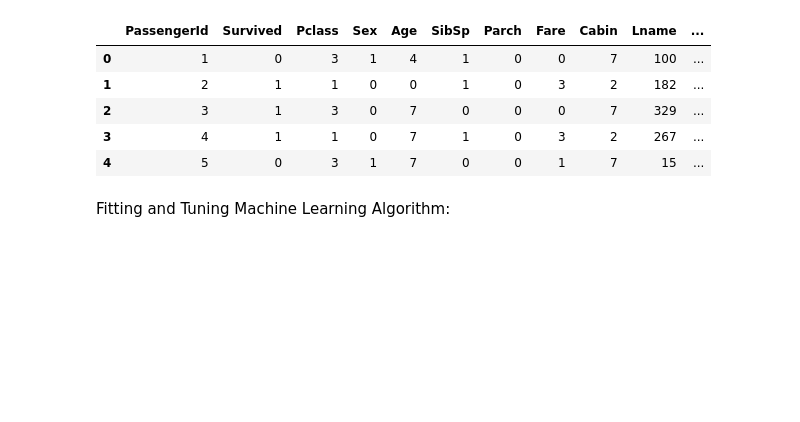
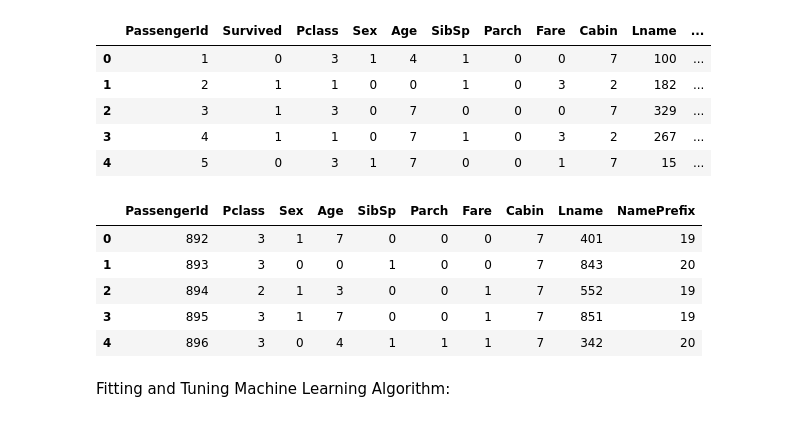
Before and after one commit to AdebanjiAdelowo/Machine-Learning, a Jupyter notebook: SurvivalPredictionUsingRandomForest.ipynb, the cells around one changed output. Cells and saved outputs as stored; diff of their text form; code cells hidden in the pictures; blank space fills up the shorter version.

```diff
--- a/SurvivalPredictionUsingRandomForest.ipynb
+++ b/SurvivalPredictionUsingRandomForest.ipynb
@@ -176,6 +175,15 @@ data_train.head()
 | 2 | 3 | 1 | 3 | 0 | 7 | 0 | 0 | 0 | 7 | 329 | ... |
 | 3 | 4 | 1 | 1 | 0 | 7 | 1 | 0 | 3 | 2 | 267 | ... |
 | 4 | 5 | 0 | 3 | 1 | 7 | 0 | 0 | 1 | 7 | 15 | ... |
+# %%
+data_test.head()
+# %% [output]
+|  | PassengerId | Pclass | Sex | Age | SibSp | Parch | Fare | Cabin | Lname | NamePrefix |
+| 0 | 892 | 3 | 1 | 7 | 0 | 0 | 0 | 7 | 401 | 19 |
+| 1 | 893 | 3 | 0 | 0 | 1 | 0 | 0 | 7 | 843 | 20 |
+| 2 | 894 | 2 | 1 | 3 | 0 | 0 | 1 | 7 | 552 | 19 |
+| 3 | 895 | 3 | 1 | 7 | 0 | 0 | 1 | 7 | 851 | 19 |
+| 4 | 896 | 3 | 0 | 4 | 1 | 1 | 1 | 7 | 342 | 20 |
 # %%
 from sklearn.model_selection import train_test_split
 
```
Also changed, not shown: parts of 8 cells of this notebook.
